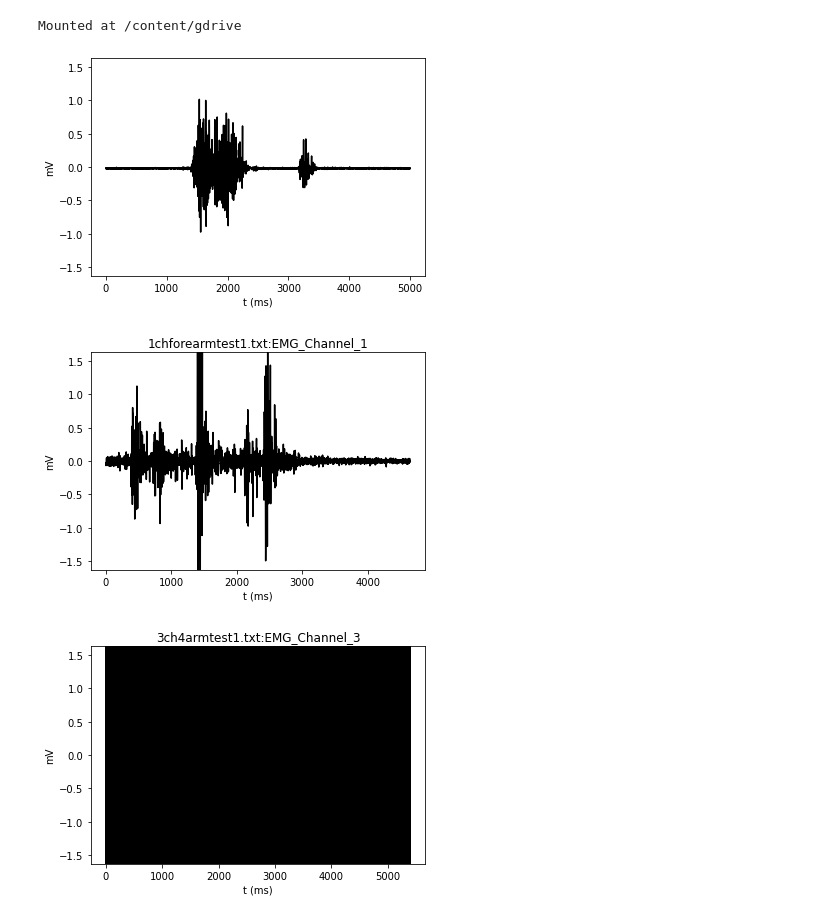
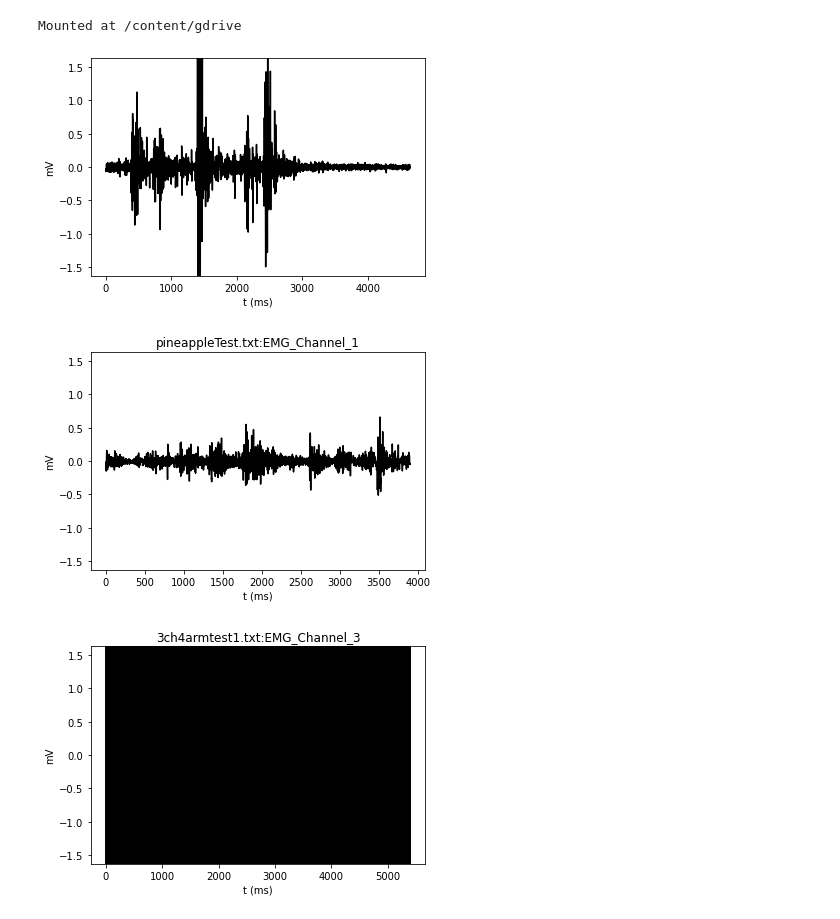
Before and after one commit to adithyashok/SilentSpeechDAS, a Jupyter notebook: _ipynb/EMGLoad.ipynb, the cells around one changed output. Cells and saved outputs as stored; diff of their text form; code cells hidden in the pictures.

```diff
--- a/_ipynb/EMGLoad.ipynb
+++ b/_ipynb/EMGLoad.ipynb
@@ -10,40 +10,40 @@ import matplotlib.pyplot as plt
 import pandas as pd
 import h5py
 
 #Function demonstrating data use without bsnb
 #col[-1] gives the last channel
 def pltEMG_mV(path, fname, channels):
   x=np.loadtxt(path + fname)
   i = 1
   while(i <= channels):
     plt.figure()
     plt.plot((x[0:23000,-i]/(2**10)-0.5)*3.3/1009*1000,'k')
     plt.ylim([-1.63,1.63])
     plt.ylabel('mV')
     plt.xlabel('t (ms)')
     plt.title(fname + ':EMG_Channel_' + str(channels - i + 1))
     i = i + 1
 
 
-sample = 'Sample.txt'
+sample = '1chforearmtest1.txt'
 
 x=np.loadtxt('/content/gdrive/MyDrive/__SPRING 2022/SNOD/SilentSpeechDAS/_SampleData/' + sample)
 
 #f = h5py.File('/content/gdrive/MyDrive/__SPRING 2022/SNOD/SilentSpeechDAS/_SampleData/SampleEMG.h5')["20:16:02:26:60:88"]
 #label = f["raw"]["channel_1"].attrs["label"]
 
 #figure(figsize=(8,3))
-plt.plot((x[18000:23000,-1]/(2**10)-0.5)*3.3/1009*1000,'k')
+plt.plot((x[0000:23000,-1]/(2**10)-0.5)*3.3/1009*1000,'k')
 plt.ylim([-1.63,1.63])
 plt.ylabel('mV')
 plt.xlabel('t (ms)')
 plt.savefig(sample + '.png',dpi=300) #,bbox_inches='tight')
 # %% [output]
-[figure, old version]
+[figure, new version]
 # %%
-pltEMG_mV('/content/gdrive/MyDrive/__SPRING 2022/SNOD/SilentSpeechDAS/_SampleData/', '1chforearmtest1.txt', 1)
+pltEMG_mV('/content/gdrive/MyDrive/__SPRING 2022/SNOD/SilentSpeechDAS/_SampleData/', 'pineappleTest.txt', 1)
 # %% [output]
-[figure, old version]
+[figure, new version]
 # %%
 #figure(figsize=(8,3))
 pltEMG_mV('/content/gdrive/MyDrive/__SPRING 2022/SNOD/SilentSpeechDAS/_SampleData/', '3ch4armtest1.txt', 3)
```
Also changed, not shown: 2 other files.
